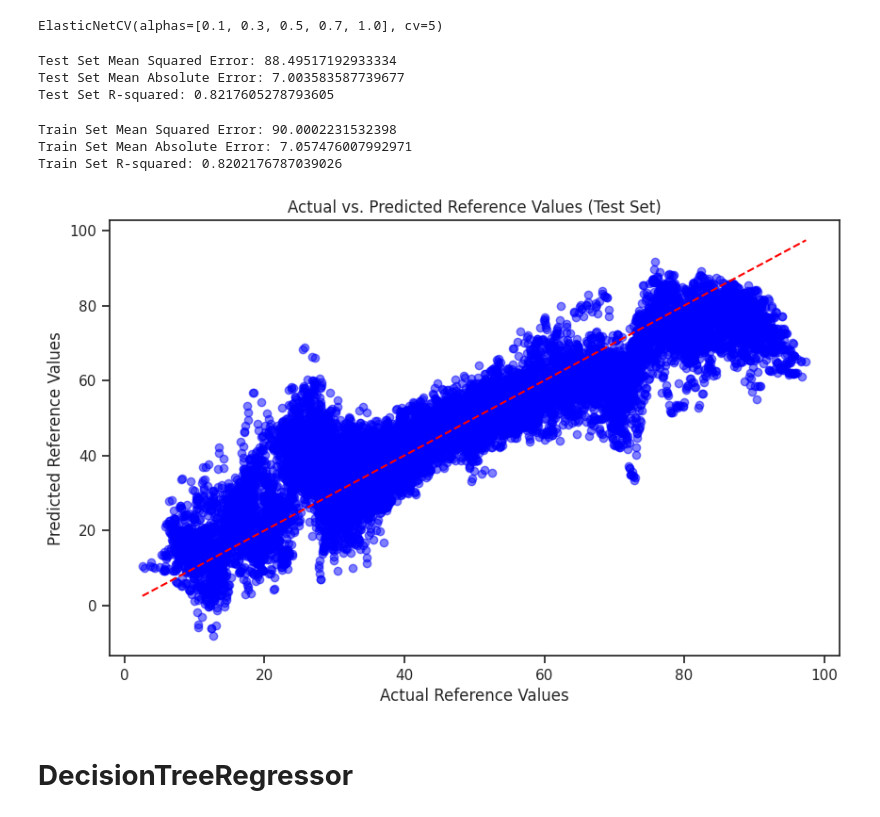
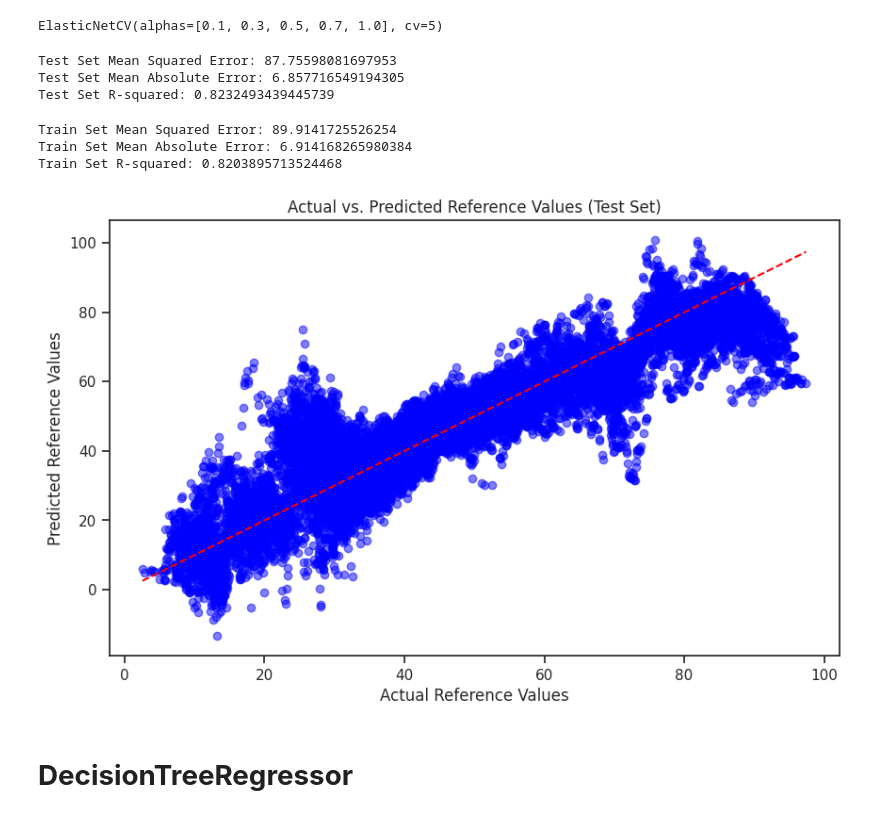
Before and after one commit to Bimsarasmp/CAT-Scan-Localization, a Jupyter notebook: Project_AI_slice_localization.ipynb, the cells around one changed output. Cells and saved outputs as stored; diff of their text form; code cells hidden in the pictures.

```diff
--- a/Project_AI_slice_localization.ipynb
+++ b/Project_AI_slice_localization.ipynb
@@ -728,7 +542,7 @@ from sklearn.linear_model import Ridge
 ridge = Ridge(alpha=0.3)  # You can adjust the regularization strength with the alpha parameter
 
 # Fit the model on the training data
-ridge.fit(X_train, y_train)
+ridge.fit(train_x, train_y)
 # %% [output]
 Ridge(alpha=0.3)
 # %%
@@ -784,16 +598,16 @@ plt.show()
 # Fit an Elastic Net regression model
 from sklearn.linear_model import ElasticNetCV
 regr_en = ElasticNetCV(cv=5, alphas=[0.1, 0.3, 0.5, 0.7, 1.0])
-regr_en.fit(X_train, y_train)
+regr_en.fit(train_x, train_y)
 # %% [output]
 ElasticNetCV(alphas=[0.1, 0.3, 0.5, 0.7, 1.0], cv=5)
 # %%
 # Evaluate the model on the testing set
-y_pred_elastic_test = regr_en.predict(X_test)
+y_pred_elastic_test = regr_en.predict(test_x)
 
-mse = mean_squared_error(y_test, y_pred_elastic_test)
-mae = mean_absolute_error(y_test, y_pred_elastic_test)
-r2 = r2_score(y_test, y_pred_elastic_test)
+mse = mean_squared_error(test_y, y_pred_elastic_test)
+mae = mean_absolute_error(test_y, y_pred_elastic_test)
+r2 = r2_score(test_y, y_pred_elastic_test)
 
 print('Test Set Mean Squared Error:', mse)
 print('Test Set Mean Absolute Error:', mae)
@@ -802,41 +616,41 @@ print('Test Set R-squared:', r2)
 # Iterate and fine-tune the model as needed by adjusting PCA components, alpha, l1_ratio, or other parameters
 # Evaluate the model's performance and repeat the process until satisfactory results are achieved.
 # %% [output]
-Test Set Mean Squared Error: 88.49517192933334
-Test Set Mean Absolute Error: 7.003583587739677
-Test Set R-squared: 0.8217605278793605
+Test Set Mean Squared Error: 87.75598081697953
+Test Set Mean Absolute Error: 6.857716549194305
+Test Set R-squared: 0.8232493439445739
 # %%
 # Predict the target variable on the training set
-y_pred_elastic_train = regr_en.predict(X_train)
+y_pred_elastic_train = regr_en.predict(train_x)
 
 # Calculate evaluation metrics on the training set
-train_mse = mean_squared_error(y_train, y_pred_elastic_train)
-train_mae = mean_absolute_error(y_train, y_pred_elastic_train)
-train_r2 = r2_score(y_train, y_pred_elastic_train)
+train_mse = mean_squared_error(train_y, y_pred_elastic_train)
+train_mae = mean_absolute_error(train_y, y_pred_elastic_train)
+train_r2 = r2_score(train_y, y_pred_elastic_train)
 
 print('Train Set Mean Squared Error:', train_mse)
 print('Train Set Mean Absolute Error:', train_mae)
 print('Train Set R-squared:', train_r2)
 # %% [output]
-Train Set Mean Squared Error: 90.0002231532398
-Train Set Mean Absolute Error: 7.057476007992971
-Train Set R-squared: 0.8202176787039026
+Train Set Mean Squared Error: 89.9141725526254
+Train Set Mean Absolute Error: 6.914168265980384
+Train Set R-squared: 0.8203895713524468
 # %%
 import matplotlib.pyplot as plt
 
 # Predict the target variable on the test set
-y_test_pred = regr_en.predict(X_test)
+y_test_pred = regr_en.predict(test_x)
 
 # Plot the predictions against the actual reference values
 plt.figure(figsize=(10, 6))
-plt.scatter(y_test, y_test_pred, color='blue', alpha=0.5)
+plt.scatter(test_y, y_test_pred, color='blue', alpha=0.5)
 plt.plot([min(y_test), max(y_test)], [min(y_test), max(y_test)], color='red', linestyle='--')
 plt.xlabel('Actual Reference Values')
 plt.ylabel('Predicted Reference Values')
 plt.title('Actual vs. Predicted Reference Values (Test Set)')
 plt.show()
 # %% [output]
-[figure, old version]
+[figure, new version]
 # %% [markdown]
 # **DecisionTreeRegressor**
 # %%
```
Also changed, not shown: parts of 33 cells of this notebook.
